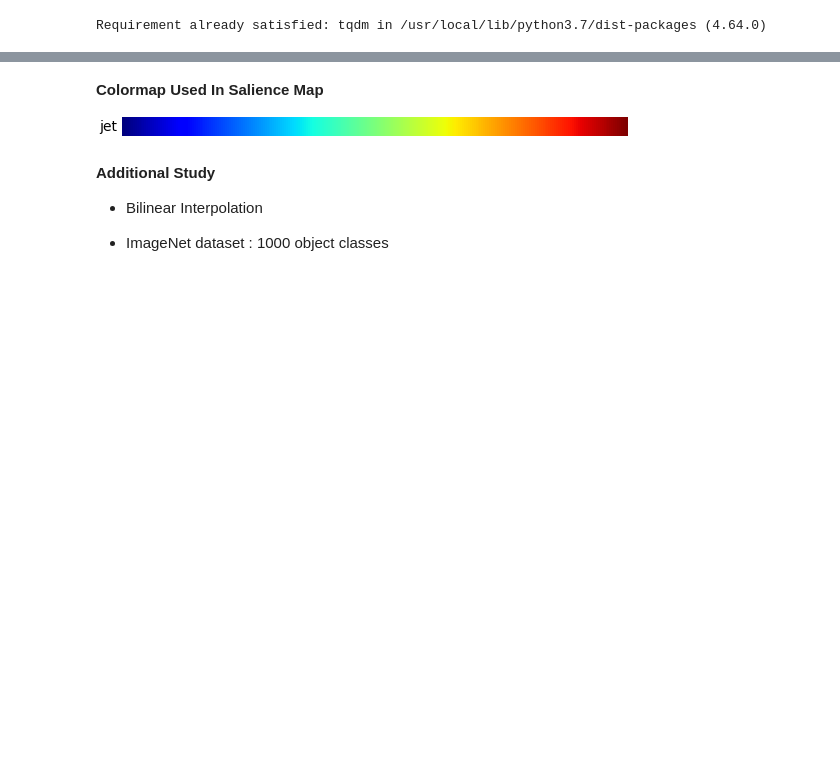
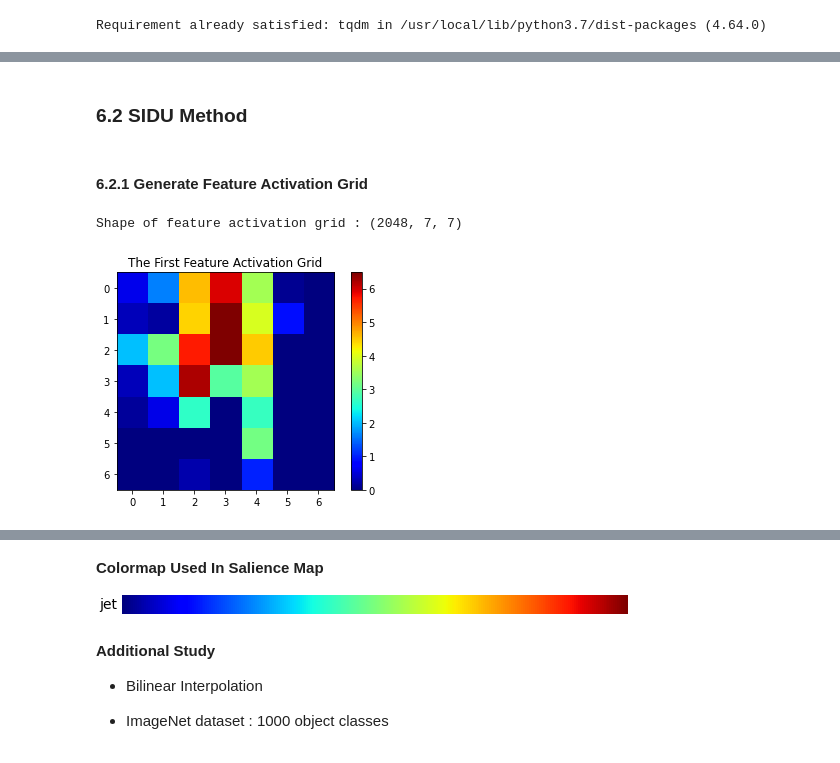
Before and after one commit to deshanchathusanka/abuses-biases-blessing-of-data, a Jupyter notebook: local-blackbox-algorithm/SIDU.ipynb, the cells around one changed output, grey strips where cells are left out. Drawn from its saved outputs; the diff is of its cells as text; code cells hidden in the pictures; blank space fills up the shorter version.

```diff
--- a/local-blackbox-algorithm/SIDU.ipynb
+++ b/local-blackbox-algorithm/SIDU.ipynb
@@ -63,0 +73,6 @@ def generate_masks_conv_output(input_size, last_conv_output, s= 8):
+# %%
+f_restnet = ResNet50()
+f_restnet.summary()
+
+####  to see the last layer of CNN use base_model.summary()
+features_model = Model(inputs = f_restnet.input, outputs = f_restnet.get_layer('conv5_block3_out').output)
@@ -63,0 +132,20 @@ def generate_masks_conv_output(input_size, last_conv_output, s= 8):
+# %% [markdown]
+<h3>6.2 SIDU Method</h3>
+# %% [markdown]
+<h4>6.2.1 Generate Feature Activation Grid</h4>
+# %%
+### extract the last convlution layers' feature activation maps of the model
+feature_activation_maps = features_model.predict(processed_image) # output of the 5th convolutional block = (1, 7, 7, 2048)
+last_conv_output = np.squeeze(feature_activation_maps) # remove unit size dimension(batch size) = (7, 7, 2048)
+grid_sidu = np.rollaxis(last_conv_output, 2, 0) ## (2048, 7, 7) = last convolution layer output
+print(f'Shape of feature activation grid : {grid_sidu.shape}')
+
+############### View one feature activation grid ###############
+plt.figure()
+plt.title(label = 'The First Feature Activation Grid')
+plt.imshow(grid_sidu[0], cmap = 'jet')
+plt.colorbar()
+plt.show()
+# %% [output]
+Shape of feature activation grid : (2048, 7, 7)
+[figure, added]
```
Also changed, not shown: parts of 37 cells of this notebook.
